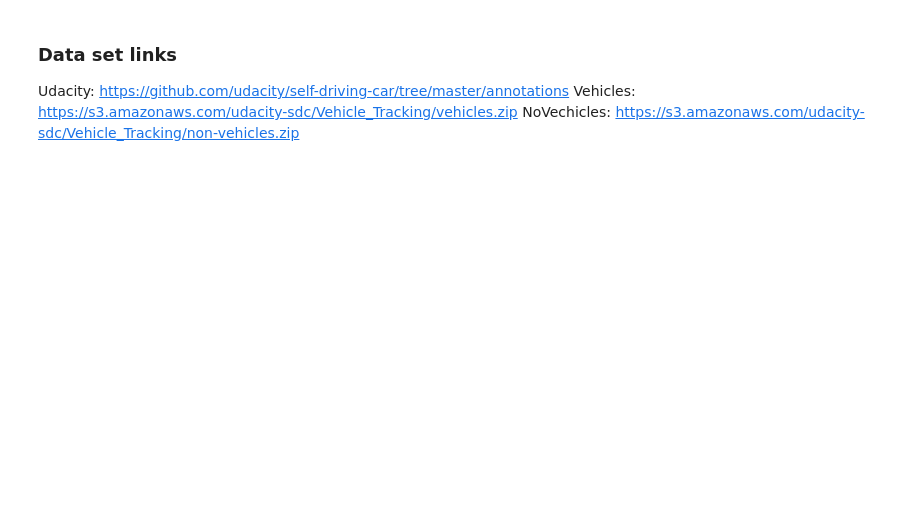
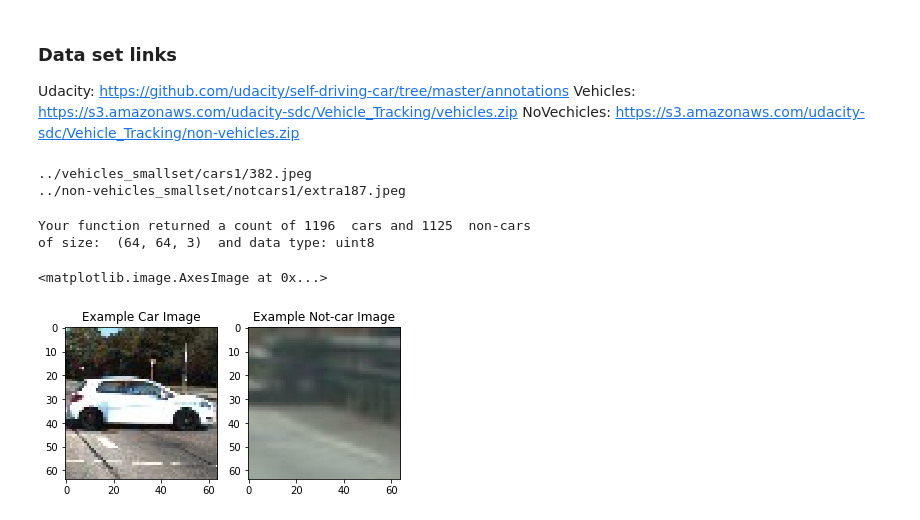
Before and after one commit to jagkin/CarND-Vehicle-Detection, a Jupyter notebook: CarDetection.ipynb, the cells around one changed output. Saved outputs shown, nothing was run; the diff lists cells and outputs as text; code cells hidden in the pictures; blank space fills up the shorter version.

Commit message:
Updates to extract features.

```diff
--- a/CarDetection.ipynb
+++ b/CarDetection.ipynb
@@ -136,0 +132,43 @@ def gen_fibonacci(start=0, num=10):
+# %%
+cars = []
+not_cars = []
+cars += glob.glob('../vehicles_smallset/cars1/*.jpeg')
+cars += glob.glob('../vehicles_smallset/cars2/*.jpeg')
+cars += glob.glob('../vehicles_smallset/cars3/*.jpeg')
+not_cars += glob.glob('../non-vehicles_smallset/notcars1/*.jpeg')
+not_cars += glob.glob('../non-vehicles_smallset/notcars2/*.jpeg')
+not_cars += glob.glob('../non-vehicles_smallset/notcars3/*.jpeg')
+print(cars[0])
+print(not_cars[0])
+# %% [output]
+../vehicles_smallset/cars1/382.jpeg
+../non-vehicles_smallset/notcars1/extra187.jpeg
+# %%
+data_info = data_look(cars, not_cars)
+
+print('Your function returned a count of',
+      data_info["n_cars"], ' cars and',
+      data_info["n_notcars"], ' non-cars')
+print('of size: ',data_info["image_shape"], ' and data type:',
+      data_info["data_type"])
+# Just for fun choose random car / not-car indices and plot example images
+car_ind = np.random.randint(0, len(cars))
+notcar_ind = np.random.randint(0, len(not_cars))
+
+# Read in car / not-car images
+car_image = mpimg.imread(cars[car_ind])
+notcar_image = mpimg.imread(not_cars[notcar_ind])
+
+# Plot the examples
+fig = plt.figure()
+plt.subplot(121)
+plt.title('Example Car Image')
+plt.imshow(car_image)
+plt.subplot(122)
+plt.title('Example Not-car Image')
+plt.imshow(notcar_image)
+# %% [output]
+Your function returned a count of 1196  cars and 1125  non-cars
+of size:  (64, 64, 3)  and data type: uint8
+<matplotlib.image.AxesImage at 0x...>
+[figure, added]
```
Also changed, not shown: parts of 9 cells of this notebook.
